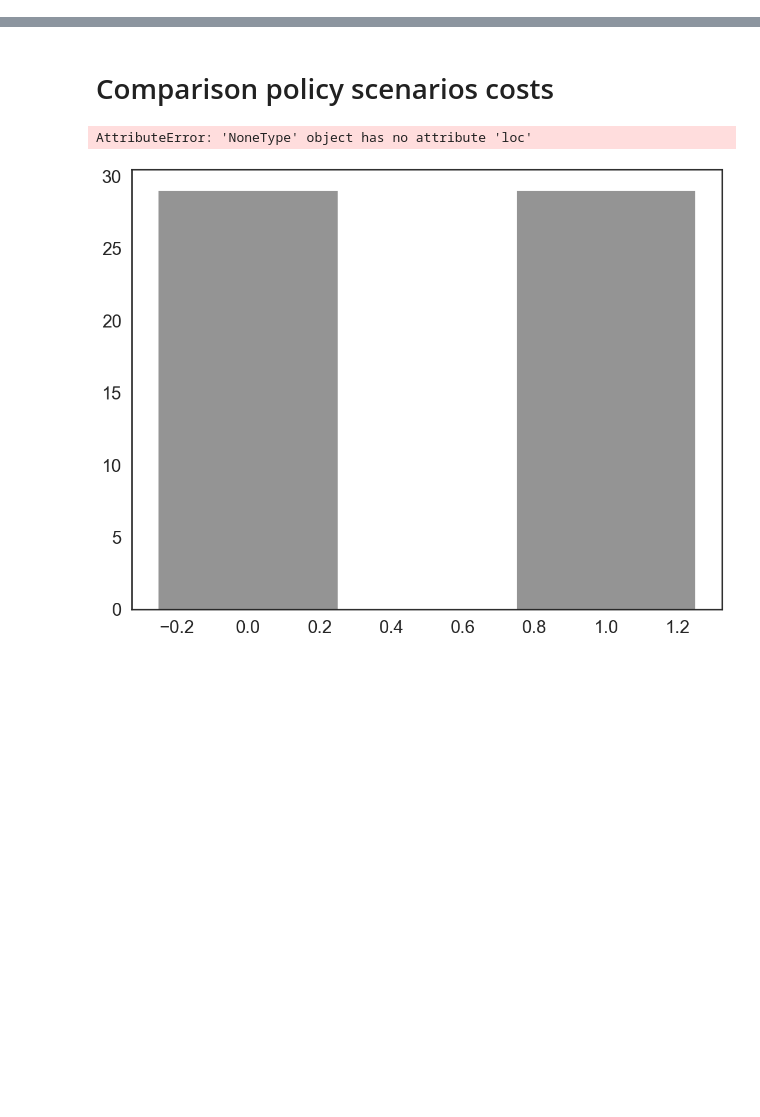
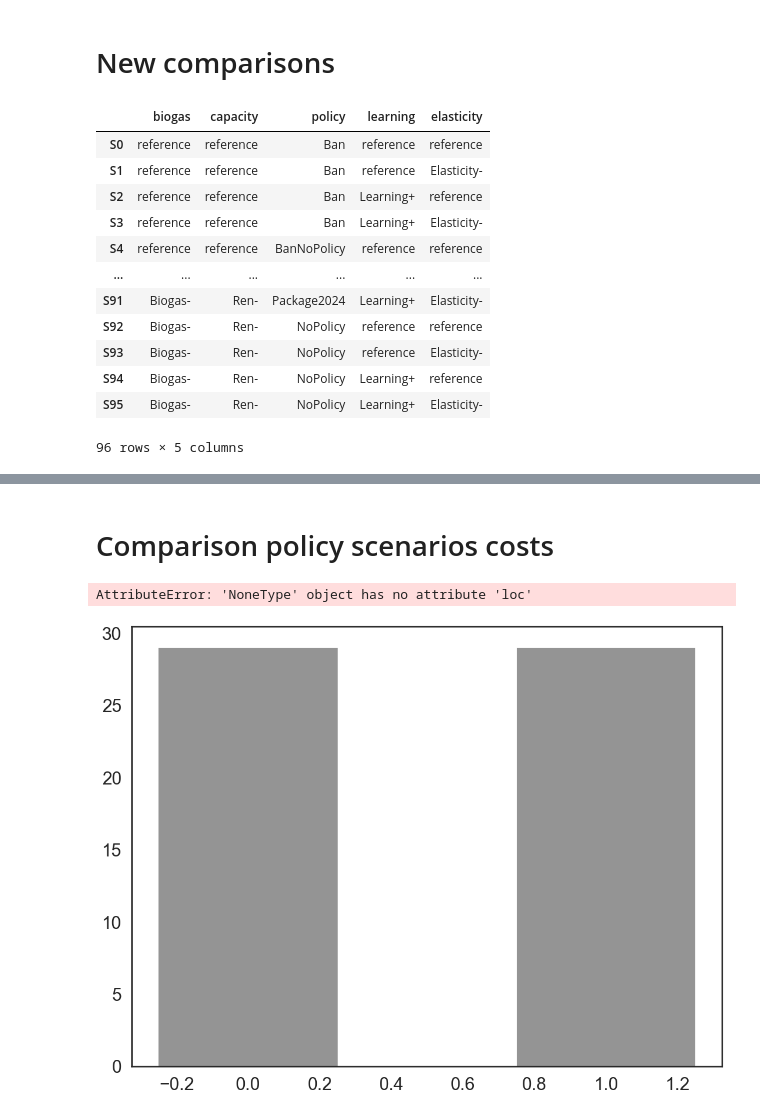
Before and after one commit to CIRED/EOLES-Coupling, a Jupyter notebook: analysis_xps_ban.ipynb, the cells around one changed output, grey strips where cells are left out. Cells and saved outputs as stored; diff of their text form; code cells hidden in the pictures; blank space fills up the shorter version.

Commit message:
update scenarios creation

```diff
--- a/analysis_xps_ban.ipynb
+++ b/analysis_xps_ban.ipynb
@@ -12,2 +12,22 @@ from eoles.write_output import comparison_simulations, comparison_simulations_ne
 from pathlib import Path
 from project.write_output import plot_compare_scenarios
+# %% [markdown]
+# New comparisons
+# %%
+scenarios = pd.read_csv(Path('eoles') / Path('inputs') / Path('xps') / Path('20240220') / Path('scenarios.csv'), index_col=0)
+# %%
+scenarios
+# %% [output]
+|  | biogas | capacity | policy | learning | elasticity |
+| S0 | reference | reference | Ban | reference | reference |
+| S1 | reference | reference | Ban | reference | Elasticity- |
+| S2 | reference | reference | Ban | Learning+ | reference |
+| S3 | reference | reference | Ban | Learning+ | Elasticity- |
+| S4 | reference | reference | BanNoPolicy | reference | reference |
+| ... | ... | ... | ... | ... | ... |
+| S91 | Biogas- | Ren- | Package2024 | Learning+ | Elasticity- |
+| S92 | Biogas- | Ren- | NoPolicy | reference | reference |
+| S93 | Biogas- | Ren- | NoPolicy | reference | Elasticity- |
+| S94 | Biogas- | Ren- | NoPolicy | Learning+ | reference |
+| S95 | Biogas- | Ren- | NoPolicy | Learning+ | Elasticity- |
+96 rows × 5 columns
```
Also changed, not shown: parts of 7 cells of this notebook, 29 other files.
